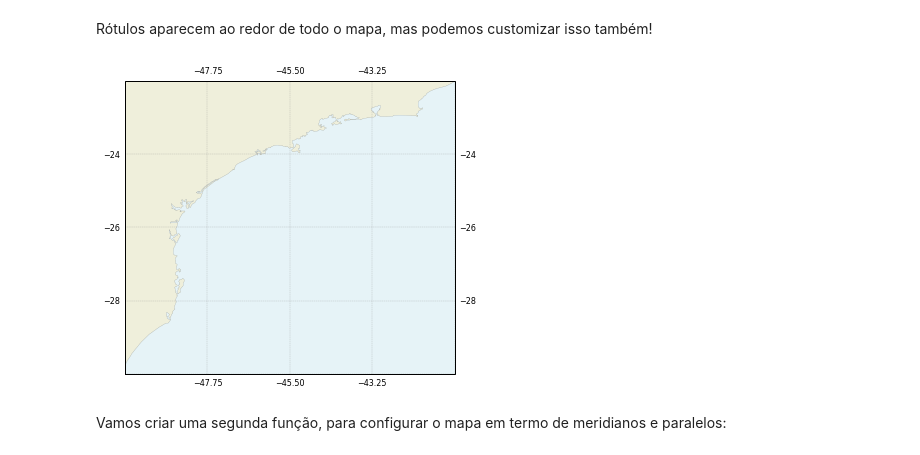
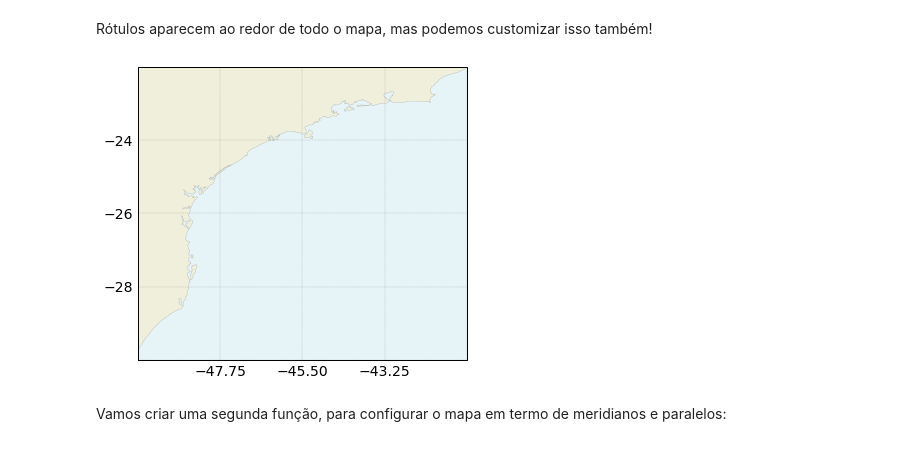
Before and after one commit to LuizaPS/MinicursoPython_AbmGeo, a Jupyter notebook: Aulas/Aula5_Python.ipynb, the cells around one changed output. Drawn from its saved outputs; the diff is of its cells as text; code cells hidden in the pictures.

```diff
--- a/Aulas/Aula5_Python.ipynb
+++ b/Aulas/Aula5_Python.ipynb
@@ -176,7 +184,7 @@ coastline_10m = cfeature.NaturalEarthFeature(
 bathy_0m      = cfeature.NaturalEarthFeature(category='physical',name='bathymetry_L_0',scale='10m')
 
 # inserting information over the map
-ax.add_feature(coastline_10m, edgecolor='black', linewidth=.05)
+ax.add_feature(coastline_10m, edgecolor='black', linewidth=0.05)
 ax.add_feature(bathy_0m, facecolor='lightblue', alpha=.3)
 # %% [output]
 <cartopy.mpl.feature_artist.FeatureArtist at 0x...>
@@ -231,25 +239,25 @@ Rótulos aparecem ao redor de todo o mapa, mas podemos customizar isso também!
 # %%
 fig = plt.figure(figsize=(15/2.54,20/2.54))
 ax = fig.add_subplot(1, 1, 1, projection=ccrs.PlateCarree())
 ax = make_map(fig=fig, ax=ax, extent=extent, projection=ccrs.PlateCarree())
 
 # criando as gridlines
 gl = ax.gridlines(crs=ccrs.PlateCarree(), draw_labels=True,
                   linewidth=.4, color='gray',
                   alpha=0.5, linestyle='--',
                   xlocs=np.linspace(extent[0], extent[1], 5),
                   ylocs=np.linspace(extent[3], extent[2], 5))
 
-gl.top_labels = False
-gl.right_labels = False
+gl.xlabels_top = False
+gl.ylabels_right = False
 
 # dicionario com configurações dos rótulos
-dict_style_labels = {'color': 'black', 'fontsize': 8}
+dict_style_labels = {'color': 'black', 'fontsize': 14}
 
 gl.ylabel_style = dict_style_labels
 gl.xlabel_style = dict_style_labels
 # %% [output]
-[figure, old version]
+[figure, new version]
 # %% [markdown]
 Vamos criar uma segunda função, para configurar o mapa em termo de meridianos e paralelos:
 # %%
```
Also changed, not shown: parts of 83 cells of this notebook.
